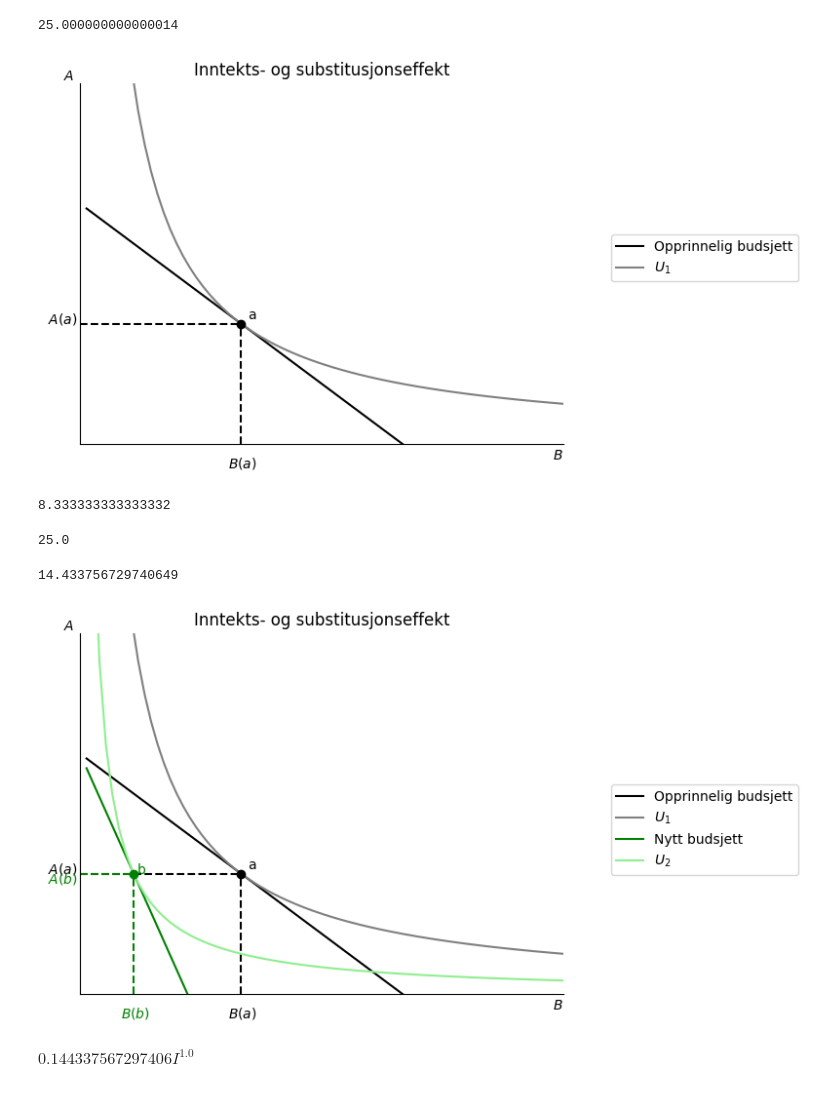
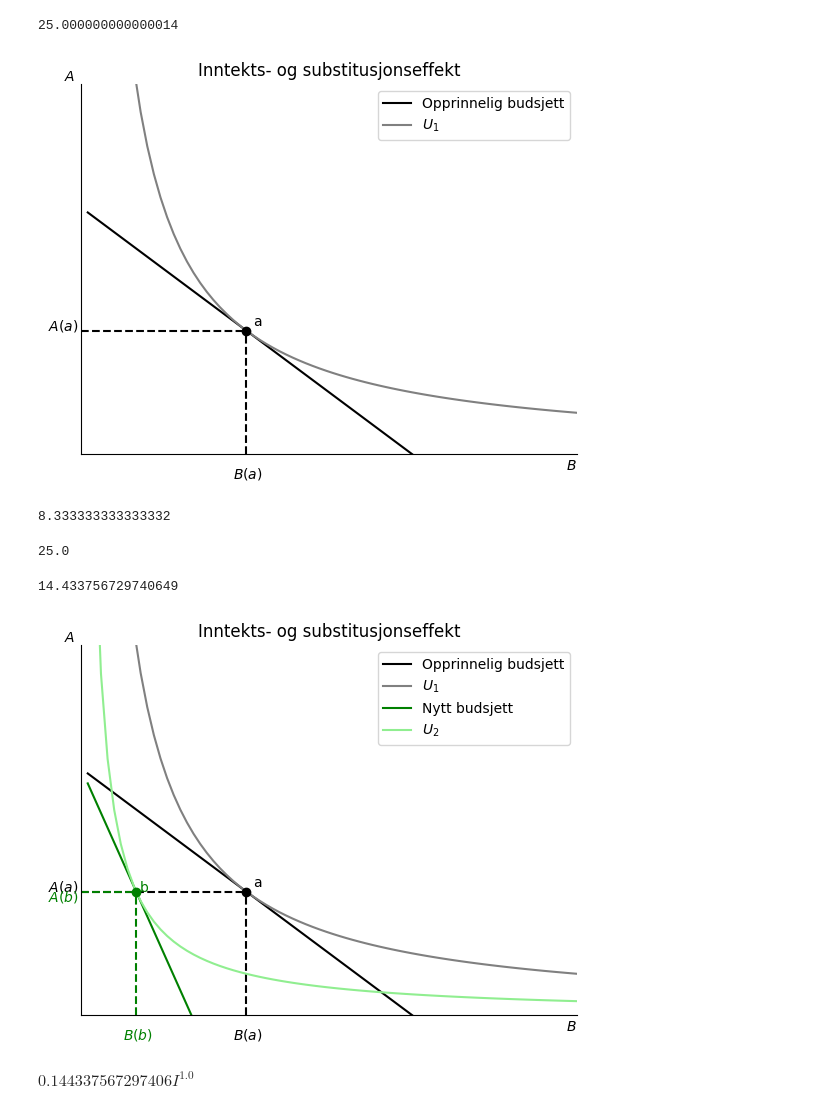
Before and after one commit to uit-sok-1303-v26/uit-sok-1303.v26.github.io, a Jupyter notebook: Konsumenteori - Kapittel 2.ipynb, the cells around one changed output. Cells and saved outputs as stored; diff of their text form; code cells hidden in the pictures.

```diff
--- a/Konsumenteori - Kapittel 2.ipynb
+++ b/Konsumenteori - Kapittel 2.ipynb
@@ -36,14 +40,18 @@ import sympy as sp
 # %%
 # symboler
+
 A, B, I, p_A, p_B, = sp.symbols("A B I p_A p_B", real=True, positive=True)
 
+alpha = 0.5
+beta = 0.5
+
 # nytte
-nytte = A**0.5*B**0.5
+nytte = A**alpha*B**beta
 
 # steg 1
 
-A_eq = (0.5*I)/p_A
-B_eq = (0.5*I)/p_B
+A_eq = (alpha*I)/(p_A*(alpha+beta)) # _eq for "equation"
+B_eq = (beta*I)/(p_B*(alpha+beta))
 
 
 
@@ -51,13 +59,6 @@ B_eq = (0.5*I)/p_B
 
 def budsjett(I, B, p_B, p_A):
     return I/p_A - (p_B*B/p_A)
-
-
-# oppnådd nytte i likevekt
-
-Vcd = nytte.subs([(A, A_eq), (B, B_eq)])
-Vcd
-
-# LEGG MERKE TIL AT DETTE ER EN FUNKSJON AV I
-# DETTE BRUKES I STEG 3
+#Obs budjsett er definert som inntekt, x, pris på B, pris på A, ikke omvendt.
+display(budsjett(I, B, p_B, p_A))
 # %% [output]
@@ -109,35 +120,35 @@ def create_ax():
 
 fig, ax = create_ax()
 ax.set(xlim=(0,75))
 ax.set(ylim=(0,75))
 
 # ta bort tall på aksene
 ax.set_xticks([], [])
 ax.set_yticks([], [])
 
 ax.set_ylabel('$A$', loc='top', rotation=0)
 
 
 ax.plot(x, budsjett(100, x, 2, 2), color='black', label='Opprinnelig budsjett')
 ax.plot(x, ind_kcd_fn(x,nytte_num), color='grey',label='$U_1$')
 
 ax.vlines(B_eq_num, 0, A_eq_num, ls='dashed', color='black')
 ax.hlines(A_eq_num, 0, B_eq_num, ls='dashed', color='black')
 
 ax.annotate('$B(a)$', (B_eq_num-2, -5), annotation_clip=False)
 ax.annotate('$A(a)$', (-5, A_eq_num), annotation_clip=False)
 ax.annotate('a', (B_eq_num+1,A_eq_num+1))
 ax.plot(B_eq_num, A_eq_num , marker='o', color='black')
 
 
 
 # tittel
 ax.set_title('Inntekts- og substitusjonseffekt')
 
 #vis navnene:
-ax.legend(bbox_to_anchor=(1.5,0.6));
+ax.legend();
 # %% [output]
-[figure, old version]
+[figure, new version]
 # %%
 # Steg 2
 
@@ -156,7 +167,7 @@ display(nytte_ny)
 14.433756729740649
 # %%
 # legg nye verdier på tegningen
-
+#Obs budjsett er definert som inntekt, x, pris på B, pris på A, ikke omvendt.
 ax.plot(x, budsjett(100, x, 6, 2), color='green', label='Nytt budsjett')
 ax.plot(x, ind_kcd_fn(x,nytte_ny), color='lightgreen', label='$U_2$')
 
@@ -168,10 +179,10 @@ ax.annotate('$A(b)$', (-5, A_eq_ny-2), color= 'green', annotation_clip=False)
 ax.annotate('b', (B_eq_ny+.5,A_eq_ny), color='green')
 ax.plot(B_eq_ny, A_eq_ny , marker='o', color='green')
 
-ax.legend(bbox_to_anchor=(1.5,0.6))
+ax.legend()
 fig
 # %% [output]
-[figure, old version]
+[figure, new version]
 # %%
 # steg 3
 
```
Also changed, not shown: parts of 11 cells of this notebook.
